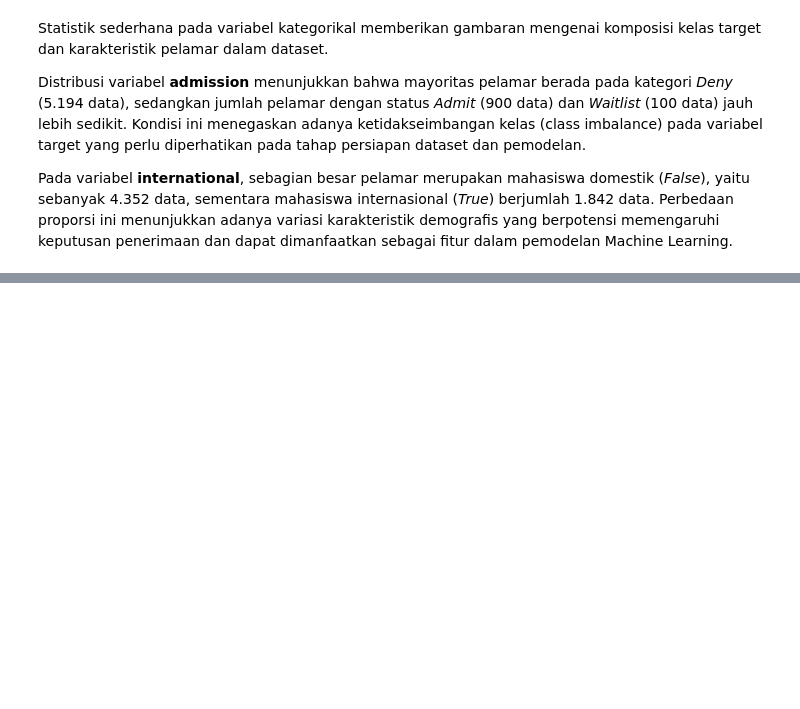
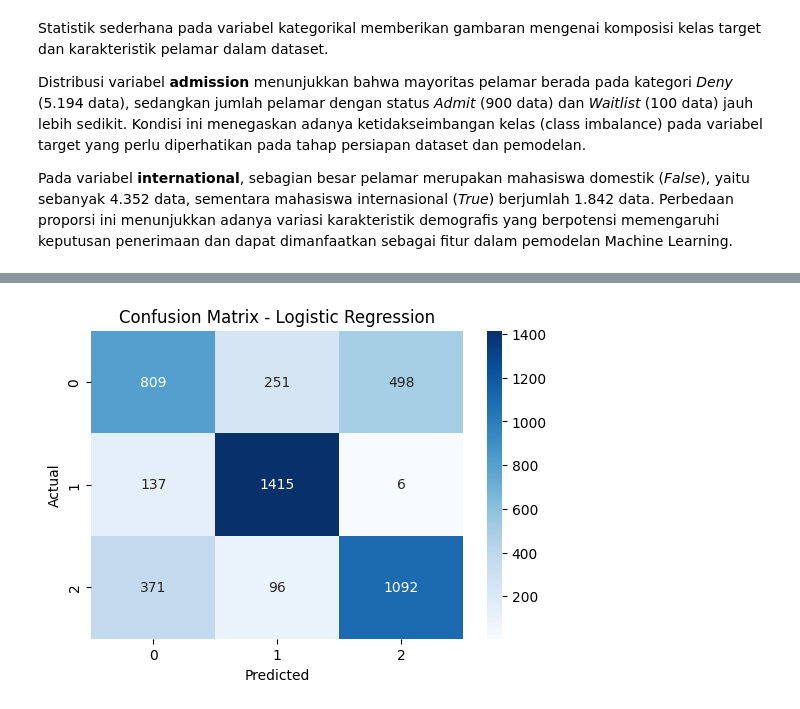
Before and after one commit to prmatasari/Tugas-Besar-Fintech-MBA, a Jupyter notebook: Tugas_Besar_MBA_Admission_dataset,_Class_2025.ipynb, the cells around one changed output, grey strips where cells are left out. Saved outputs shown, nothing was run; the diff lists cells and outputs as text; code cells hidden in the pictures; blank space fills up the shorter version.

```diff
--- a/Tugas_Besar_MBA_Admission_dataset,_Class_2025.ipynb
+++ b/Tugas_Besar_MBA_Admission_dataset,_Class_2025.ipynb
@@ -246,0 +279,5 @@ Pada variabel **international**, sebagian besar pelamar merupakan mahasiswa dome
+# %%
+# One-hot encoding untuk variabel kategorikal
+X_encoded = pd.get_dummies(X, drop_first=True)
+
+X_encoded.head()
@@ -246,0 +343,28 @@ Pada variabel **international**, sebagian besar pelamar merupakan mahasiswa dome
+# %%
+from sklearn.preprocessing import StandardScaler
+from sklearn.linear_model import LogisticRegression
+
+# Standardisasi fitur
+scaler = StandardScaler()
+X_train_scaled = scaler.fit_transform(X_train)
+X_test_scaled = scaler.transform(X_test)
+
+# Inisialisasi dan training model Logistic Regression
+log_reg = LogisticRegression(max_iter=1000)
+log_reg.fit(X_train_scaled, y_train)
+
+# Prediksi
+y_pred_lr = log_reg.predict(X_test_scaled)
+# %%
+from sklearn.metrics import (
+    confusion_matrix,
+    classification_report,
+    accuracy_score,
+    precision_score,
+    recall_score,
+    f1_score
+)
+
+# Confusion Matrix
+cm_lr = confusion_matrix(y_test, y_pred_lr)
+cm_lr
@@ -246,0 +460,12 @@ Pada variabel **international**, sebagian besar pelamar merupakan mahasiswa dome
+# %%
+import matplotlib.pyplot as plt
+import seaborn as sns
+
+plt.figure(figsize=(6,4))
+sns.heatmap(cm_lr, annot=True, fmt='d', cmap='Blues')
+plt.title('Confusion Matrix - Logistic Regression')
+plt.xlabel('Predicted')
+plt.ylabel('Actual')
+plt.show()
+# %% [output]
+[figure, added]
```
Also changed, not shown: parts of 28 cells of this notebook.
